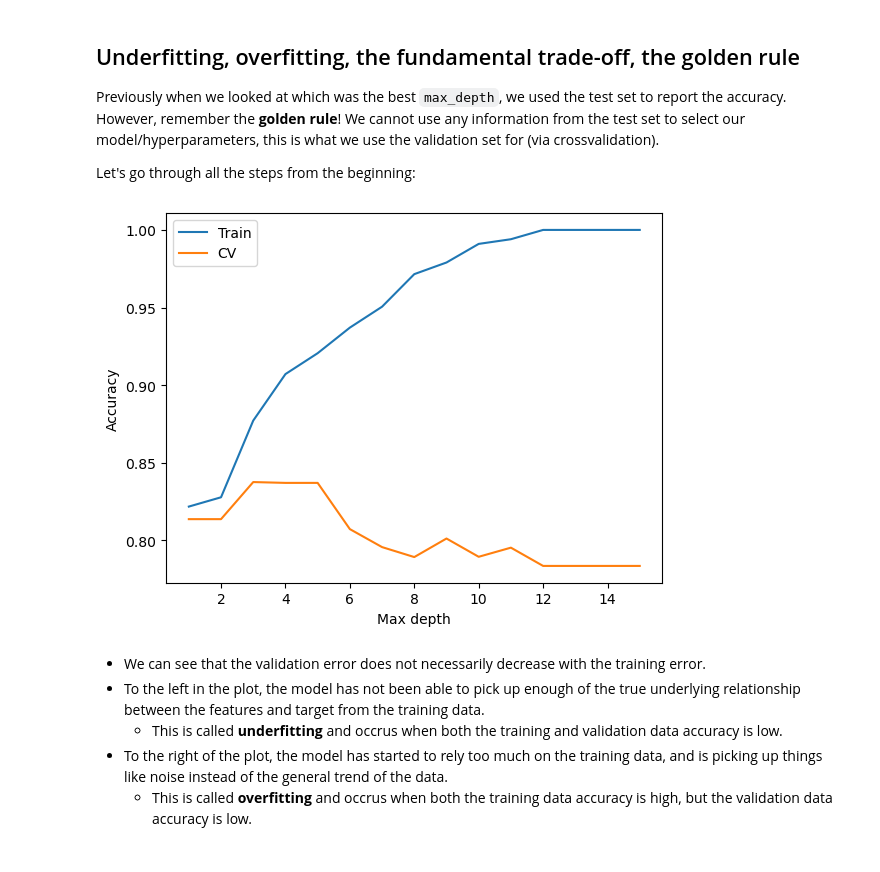
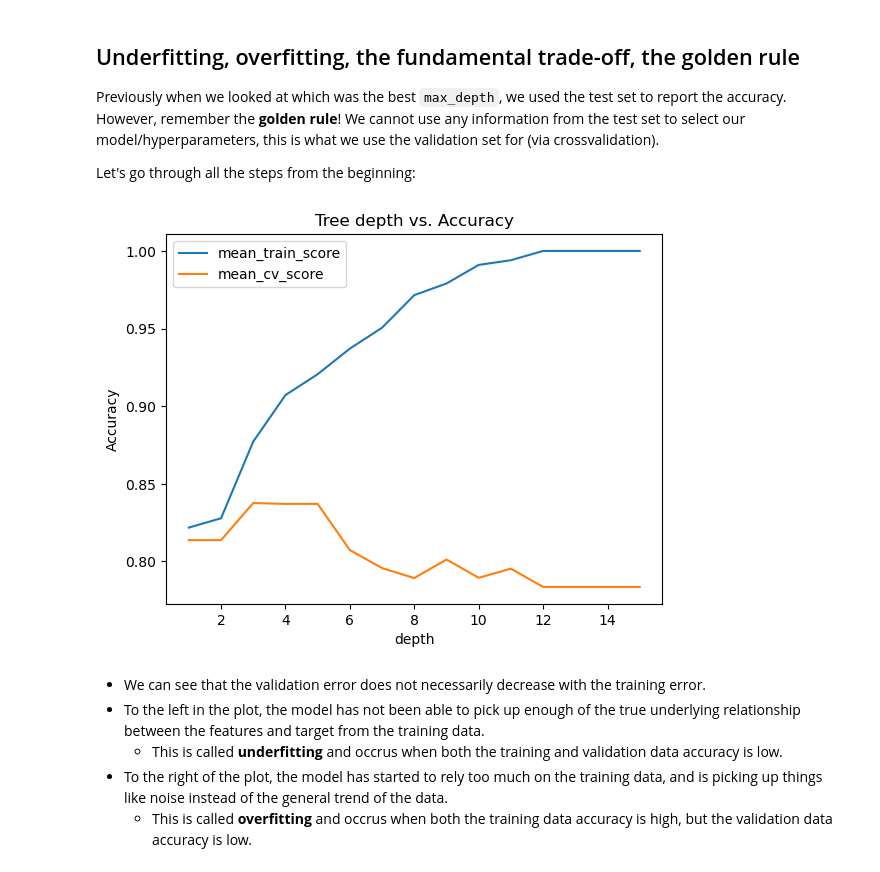
Before and after one commit to UBC-MDS/intro-to-ml-workshop, a Jupyter notebook: modules/02_ml-fundamentals.ipynb, the cells around one changed output. Saved outputs shown, nothing was run; the diff lists cells and outputs as text; code cells hidden in the pictures.

```diff
--- a/modules/02_ml-fundamentals.ipynb
+++ b/modules/02_ml-fundamentals.ipynb
@@ -549,23 +548,17 @@ y_train = train_df["country"]
 # We don't look at our test data until we score the model
 X_test = test_df.drop(columns=["country"])
 y_test = test_df["country"]
-# %%
-# Find the best hyperparameters on the validation data
-mean_accuracies_train = []
-mean_accuracies_cv = []
-max_depth_range = range(1, 16)
-for depth in max_depth_range:
-    model = DecisionTreeClassifier(max_depth=depth, random_state=109)
-    scores = cross_validate(model, X_train, y_train, return_train_score=True)
-    mean_accuracies_cv.append(scores["test_score"].mean())
-    mean_accuracies_train.append(scores["train_score"].mean())
-plt.plot(max_depth_range, mean_accuracies_train, label='Train')
-plt.plot(max_depth_range, mean_accuracies_cv, label='CV')
-plt.legend()
-plt.xlabel("Max depth")
-plt.ylabel("Accuracy");
-# %% [output]
-[figure, removed]
+# %%
+def dtree_train_cv(depth):
+    model = DecisionTreeClassifier(max_depth=depth, random_state=109)
+    scores = cross_validate(model, X_train, y_train, return_train_score=True)
+    return pd.Series([scores["train_score"].mean(), scores["test_score"].mean()])
+
+results_df = pd.DataFrame({'depth': range(1, 16)})
+results_df[['mean_train_score', 'mean_cv_score']] = results_df['depth'].apply(dtree_train_cv)
+results_df.plot(x='depth', title="Tree depth vs. Accuracy", ylabel="Accuracy");
+# %% [output]
+[figure, added]
 # %% [markdown]
 - We can see that the validation error does not necessarily decrease with the training error.
 - To the left in the plot, the model has not been able to pick up enough of the true underlying relationship between the features and target from the training data.
```
Also changed, not shown: parts of 12 cells of this notebook.
